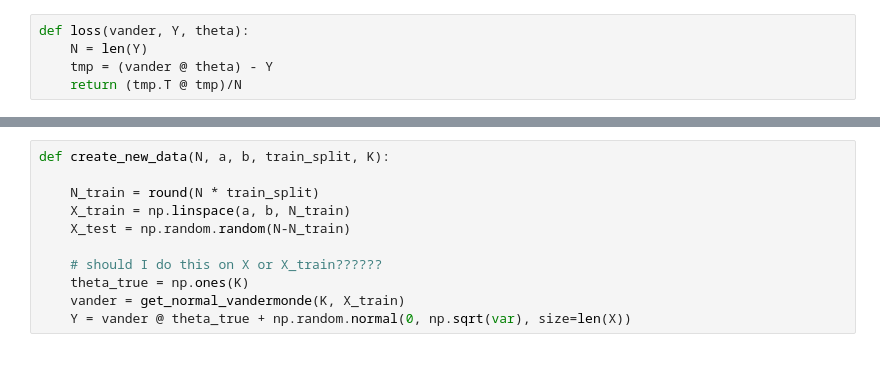
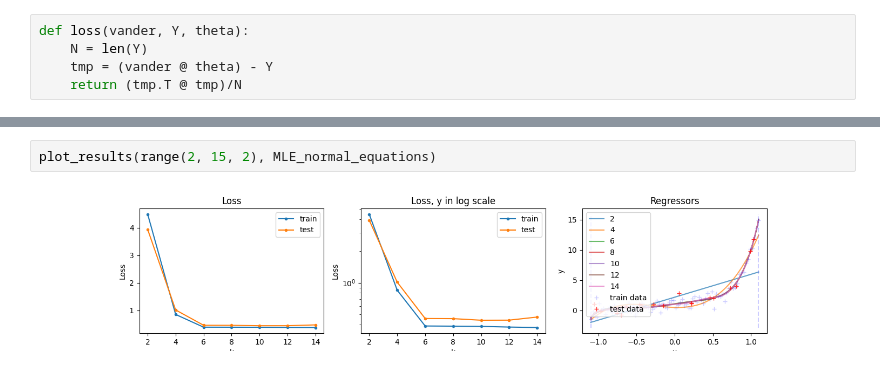
Before and after one commit to MarcelloCeresini/StatMatMethodsAI, a Jupyter notebook: src/Homework4.ipynb, the cells around one changed output, grey strips where cells are left out. Drawn from its saved outputs; the diff is of its cells as text.

```diff
--- a/src/Homework4.ipynb
+++ b/src/Homework4.ipynb
@@ -131,11 +118,4 @@ So we try to restrict the polynomials to a maximum ~10 degree, and we recreate t
-# %%
-def create_new_data(N, a, b, train_split, K):
-
-    N_train = round(N * train_split)
-    X_train = np.linspace(a, b, N_train)
-    X_test = np.random.random(N-N_train)
-
-    # should I do this on X or X_train??????
-    theta_true = np.ones(K)
-    vander = get_normal_vandermonde(K, X_train)
-    Y = vander @ theta_true + np.random.normal(0, np.sqrt(var), size=len(X))
+# %%
+plot_results(range(2, 15, 2), MLE_normal_equations)
+# %% [output]
+[figure, added]
```
Also changed, not shown: parts of 24 cells of this notebook.
